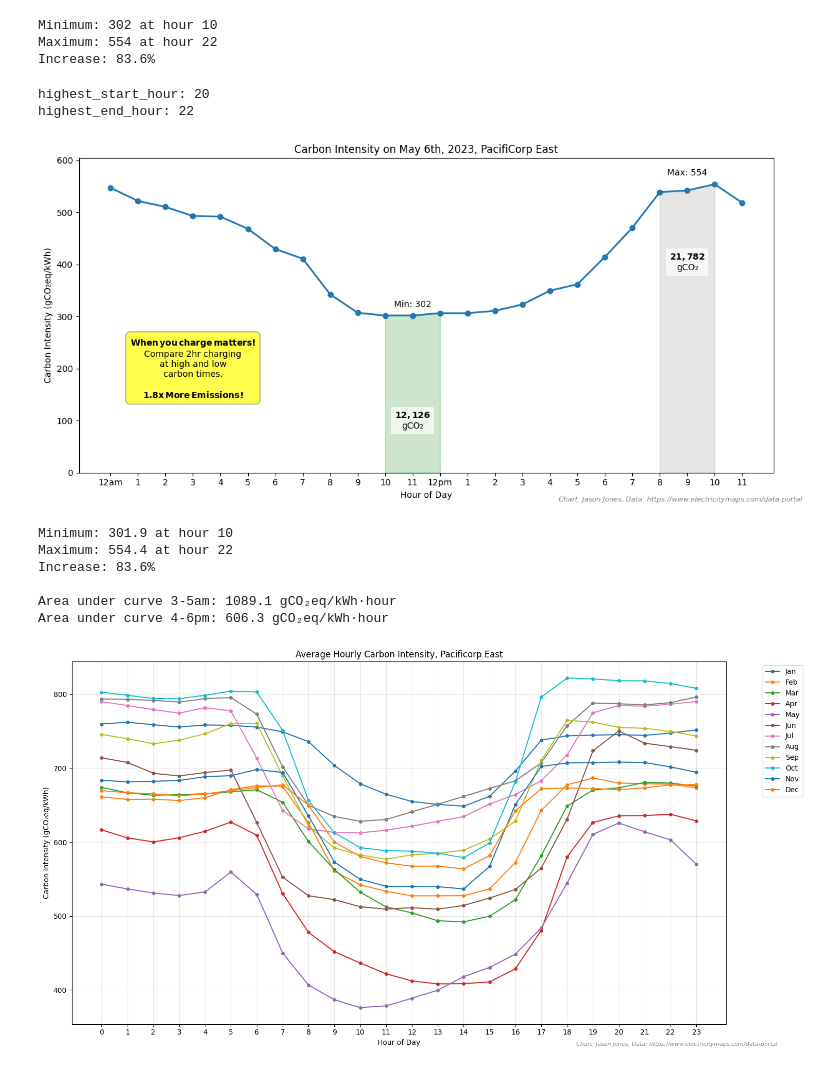
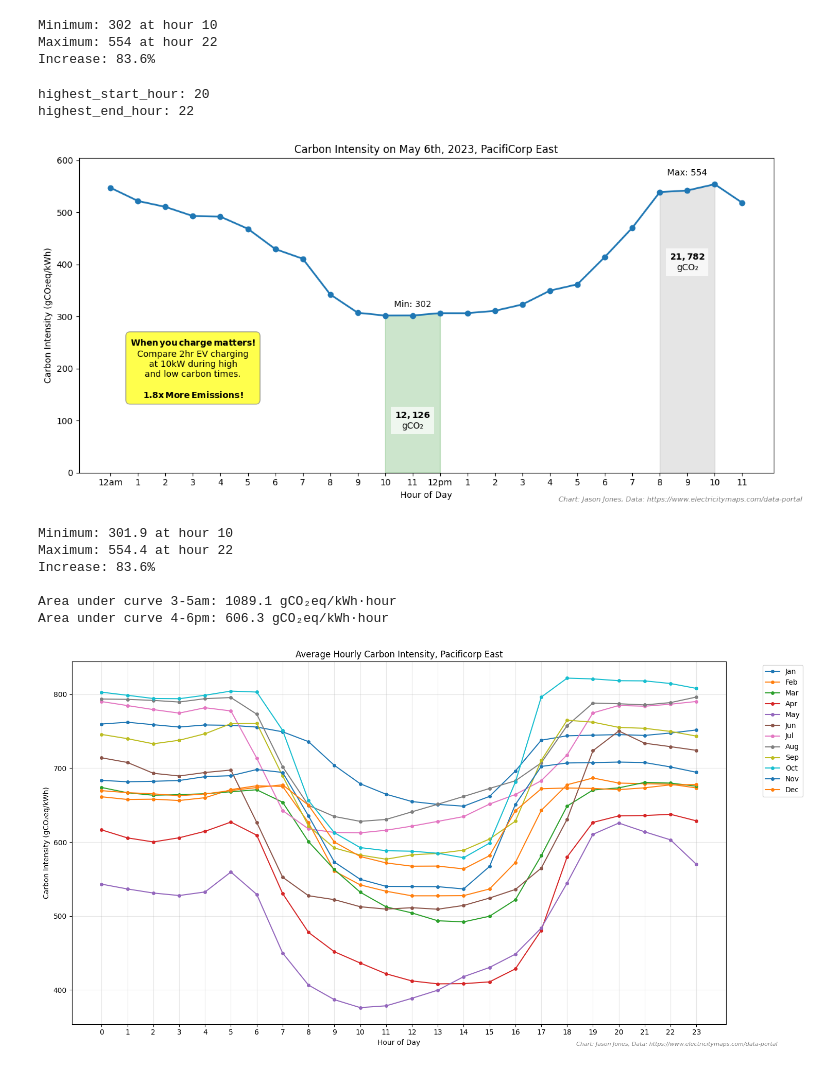
Before and after one commit to jasonm-jones/grid-carbon-intensity, a Jupyter notebook: carbon-PACE-2023.ipynb, the cells around one changed output. Saved outputs shown, nothing was run; the diff lists cells and outputs as text; code cells hidden in the pictures.

```diff
--- a/carbon-PACE-2023.ipynb
+++ b/carbon-PACE-2023.ipynb
@@ -156,0 +157,28 @@ Month 12: 34.6%
+# %%
+# Convert timestamp to datetime and set as index
+df['timestamp'] = pd.to_datetime(df['timestamp_mst'])
+df = df.set_index('timestamp')
+
+# Calculate daily variability
+daily_stats = df.resample('D')['Carbon Intensity gCO₂eq/kWh (LCA)'].agg(['min', 'max'])
+daily_stats['variability'] = (daily_stats['max'] - daily_stats['min']) / daily_stats['min'] * 100  # as percentage
+
+# Find the day with highest variability
+max_var_day = daily_stats['variability'].idxmax()
+max_var_stats = daily_stats.loc[max_var_day]
+
+print(f"\nDay with Highest Variability: {max_var_day.strftime('%B %d, %Y')}")
+print("-" * 50)
+print(f"Minimum: {max_var_stats['min']:.1f} gCO₂eq/kWh")
+print(f"Maximum: {max_var_stats['max']:.1f} gCO₂eq/kWh")
+print(f"Variability: {max_var_stats['variability']:.1f}%")
+
+# Show top 5 most variable days
+print("\nTop 5 Most Variable Days:")
+print("-" * 50)
+top_5_days = daily_stats.nlargest(5, 'variability')
+for date, stats in top_5_days.iterrows():
+    print(f"{date.strftime('%B %d, %Y')}:")
+    print(f"  Min: {stats['min']:.1f} gCO₂eq/kWh")
+    print(f"  Max: {stats['max']:.1f} gCO₂eq/kWh")
+    print(f"  Variability: {stats['variability']:.1f}%")
@@ -381,7 +426,7 @@ plt.text(high_carbon_x, high_carbon_y,
 
 plt.text(3, 200,
          r'$\mathbf{When\,you\,charge\,matters!}$' +
-         '\nCompare 2hr charging\nat high and low\ncarbon times.\n\n' +
+         '\nCompare 2hr EV charging\nat 10kW during high\nand low carbon times.\n\n' +
          fr'$\mathbf{{{area_high/area_low:.1f}x\,More\,Emissions!}}$',
          ha='center', va='center',
          bbox=dict(facecolor='yellow', alpha=0.7, edgecolor='gray', boxstyle='round,pad=0.5'))
@@ -402,34 +447,34 @@ max_hour = may_6_data.loc[may_6_data['Carbon Intensity gCO₂eq/kWh (LCA)'].idxm
 
 plt.ylim(0, max_value + 50)
 plt.annotate(f'Min: {min_value:.0f}',
             xy=(min_hour, min_value),
             xytext=(10, 10),
             textcoords='offset points')
 plt.annotate(f'Max: {max_value:.0f}',
             xy=(max_hour, max_value),
             xytext=(-55, 10),
             textcoords='offset points')
 
 # Add source text at the bottom
 plt.figtext(0.7, 0.02, 'Chart: Jason Jones, Data: https://www.electricitymaps.com/data-portal',
            fontsize=8, style='italic', color='gray')
 
 plt.tight_layout()
 
 plt.show()
 
 # Print summary statistics
 print(f"\nMinimum: {min_value:.1f} at hour {min_hour}")
 print(f"Maximum: {max_value:.1f} at hour {max_hour}")
 print(f"Increase: {((max_value - min_value) / min_value * 100):.1f}%")
 
 # Print the areas
 print(f"\nArea under curve 3-5am: {area_high:.1f} gCO₂eq/kWh·hour")
 print(f"Area under curve 4-6pm: {area_low:.1f} gCO₂eq/kWh·hour")
 # %% [output]
 highest_start_hour: 20
 highest_end_hour: 22
-[figure, old version]
+[figure, new version]
 Minimum: 301.9 at hour 10
 Maximum: 554.4 at hour 22
 Increase: 83.6%
```
Also changed, not shown: parts of 6 cells of this notebook, 1 other file.
